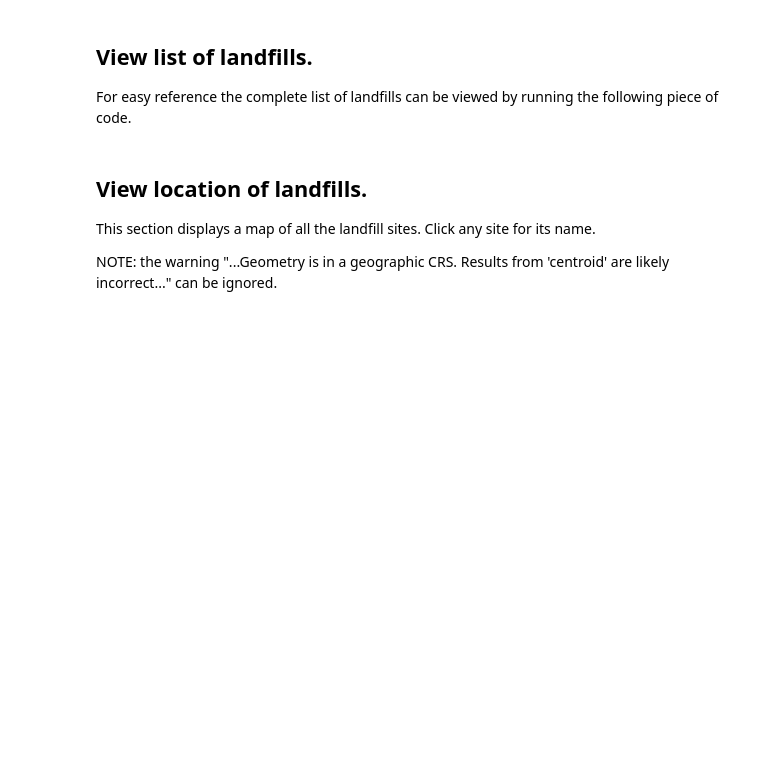
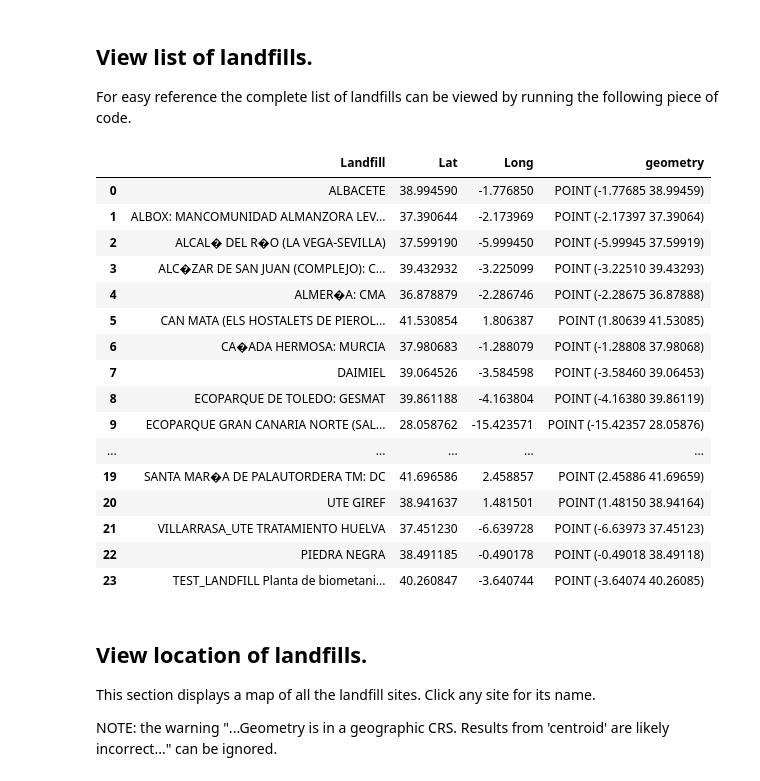
Before and after one commit to zelcon01/Landfill_Atmospheric_Gas_Monitor_Tools, a Jupyter notebook: Sentinel_5P_Atmospheric_Gas_Time_Series.ipynb, the cells around one changed output. Cells and saved outputs as stored; diff of their text form; code cells hidden in the pictures; blank space fills up the shorter version.

```diff
--- a/Sentinel_5P_Atmospheric_Gas_Time_Series.ipynb
+++ b/Sentinel_5P_Atmospheric_Gas_Time_Series.ipynb
@@ -40,9 +43,27 @@ connection.authenticate_oidc()
 
 For easy reference the complete list of landfills can be viewed by running the following piece of code.
 # %%
-landfills = gpd.read_file(r"C:\GIS_Course\EGM722\Project\Data\PZ_landfill_point4326.geojson")
+landfills = gpd.read_file(r"C:\GIS_Course\Landfill_Atmospheric_Gas_Monitor_Tools\Data\PZ_landfill_point4326.geojson")
 
 landfills
+# %% [output]
+|  | Landfill | Lat | Long | geometry |
+| 0 | ALBACETE | 38.994590 | -1.776850 | POINT (-1.77685 38.99459) |
+| 1 | ALBOX: MANCOMUNIDAD ALMANZORA LEV... | 37.390644 | -2.173969 | POINT (-2.17397 37.39064) |
+| 2 | ALCAL� DEL R�O (LA VEGA-SEVILLA) | 37.599190 | -5.999450 | POINT (-5.99945 37.59919) |
+| 3 | ALC�ZAR DE SAN JUAN (COMPLEJO): C... | 39.432932 | -3.225099 | POINT (-3.22510 39.43293) |
+| 4 | ALMER�A: CMA | 36.878879 | -2.286746 | POINT (-2.28675 36.87888) |
+| 5 | CAN MATA (ELS HOSTALETS DE PIEROL... | 41.530854 | 1.806387 | POINT (1.80639 41.53085) |
+| 6 | CA�ADA HERMOSA: MURCIA | 37.980683 | -1.288079 | POINT (-1.28808 37.98068) |
+| 7 | DAIMIEL | 39.064526 | -3.584598 | POINT (-3.58460 39.06453) |
+| 8 | ECOPARQUE DE TOLEDO: GESMAT | 39.861188 | -4.163804 | POINT (-4.16380 39.86119) |
+| 9 | ECOPARQUE GRAN CANARIA NORTE (SAL... | 28.058762 | -15.423571 | POINT (-15.42357 28.05876) |
+| ... | ... | ... | ... | ... |
+| 19 | SANTA MAR�A DE PALAUTORDERA TM: DC | 41.696586 | 2.458857 | POINT (2.45886 41.69659) |
+| 20 | UTE GIREF | 38.941637 | 1.481501 | POINT (1.48150 38.94164) |
+| 21 | VILLARRASA_UTE TRATAMIENTO HUELVA | 37.451230 | -6.639728 | POINT (-6.63973 37.45123) |
+| 22 | PIEDRA NEGRA | 38.491185 | -0.490178 | POINT (-0.49018 38.49118) |
+| 23 | TEST_LANDFILL Planta de biometani... | 40.260847 | -3.640744 | POINT (-3.64074 40.26085) |
 # %% [markdown]
 ## View location of landfills.
 
```
Also changed, not shown: parts of 5 cells of this notebook, 5 other files.
